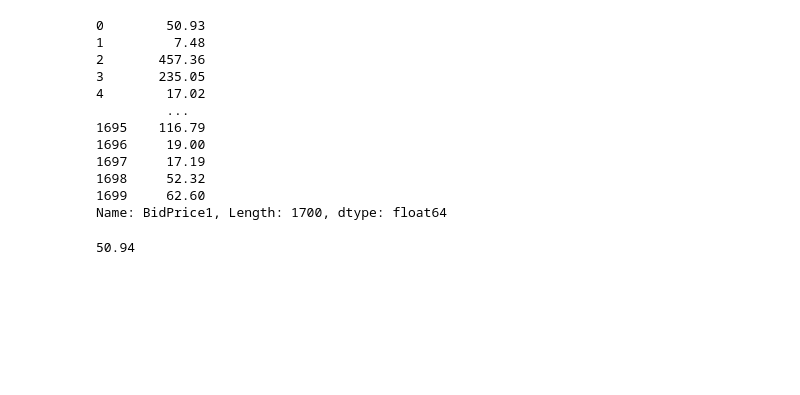
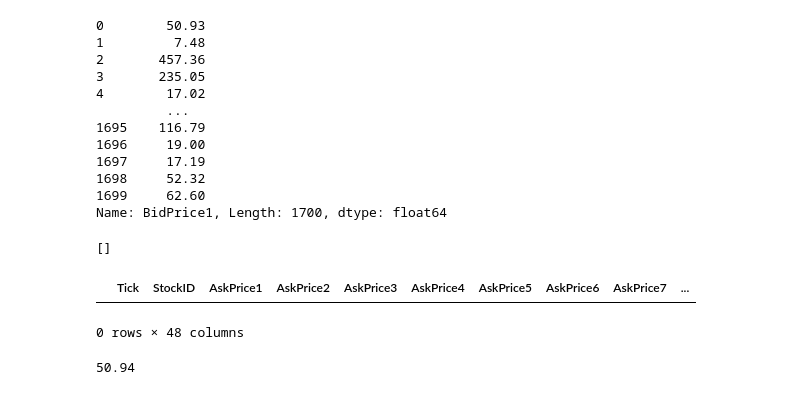
Before and after one commit to XuanofXXX/JiuKun-Quant, a Jupyter notebook: test.ipynb, the cells around one changed output. Saved outputs shown, nothing was run; the diff lists cells and outputs as text; code cells hidden in the pictures; blank space fills up the shorter version.

```diff
--- a/test.ipynb
+++ b/test.ipynb
@@ -1348,6 +1498,18 @@ bs._cache_lobs.to_csv('./temp_raw_data.csv', index=False)
 df = pd.read_csv('./temp_raw_data.csv')
 # %%
 a = df.iloc[:50]
+# %%
+b= []
+# %%
+b[-10:]
+# %% [output]
+[]
+# %%
+l = ['UBIQ000', 'UBIQ001']
+a[a['StockID'].isin(b)]
+# %% [output]
+|  | Tick | StockID | AskPrice1 | AskPrice2 | AskPrice3 | AskPrice4 | AskPrice5 | AskPrice6 | AskPrice7 | ... |
+0 rows × 48 columns
 # %%
 a[a['StockID'] == 'UBIQ000']['AskPrice1'].iloc[0]
 # %% [output]
```
Also changed, not shown: parts of 11 cells of this notebook, 59 other files.
